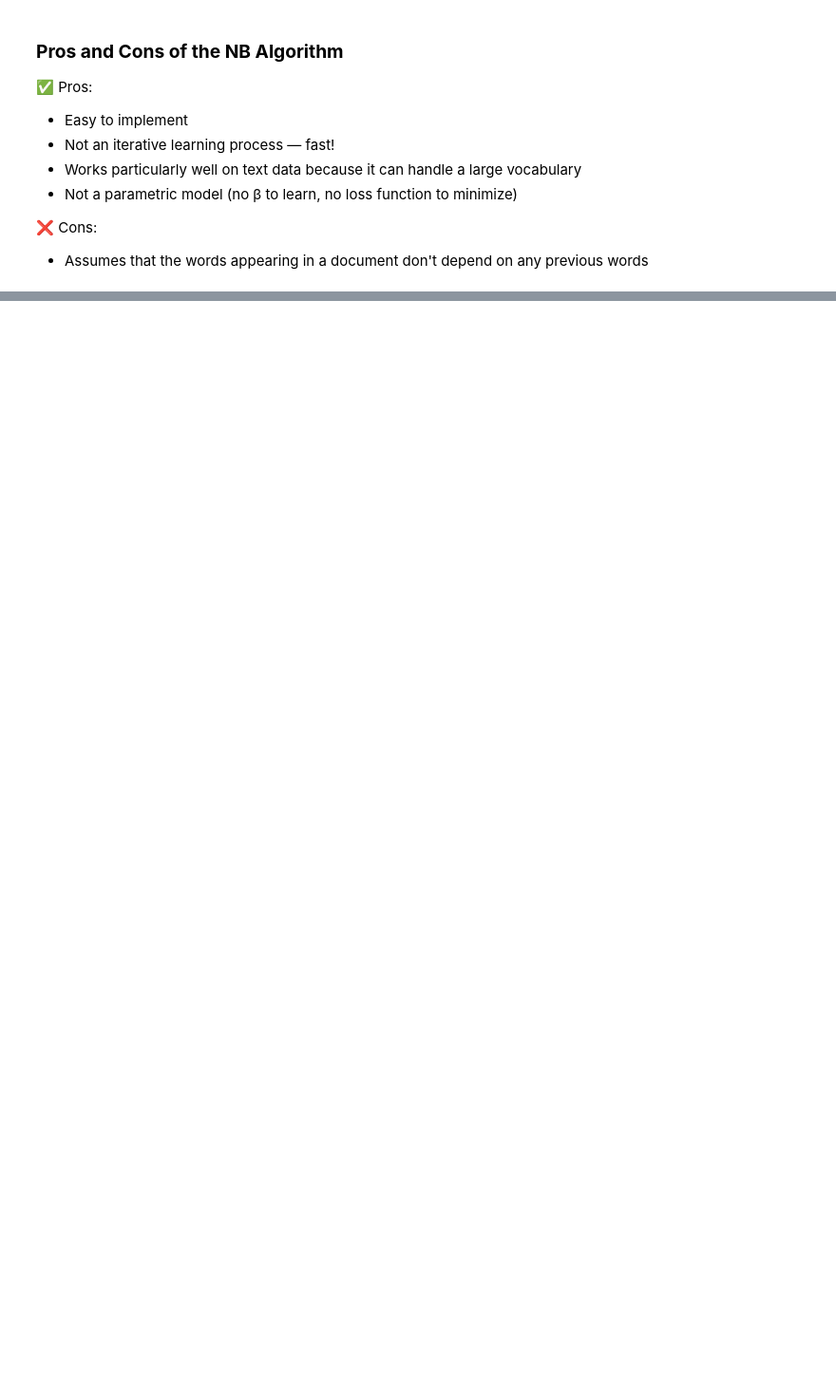
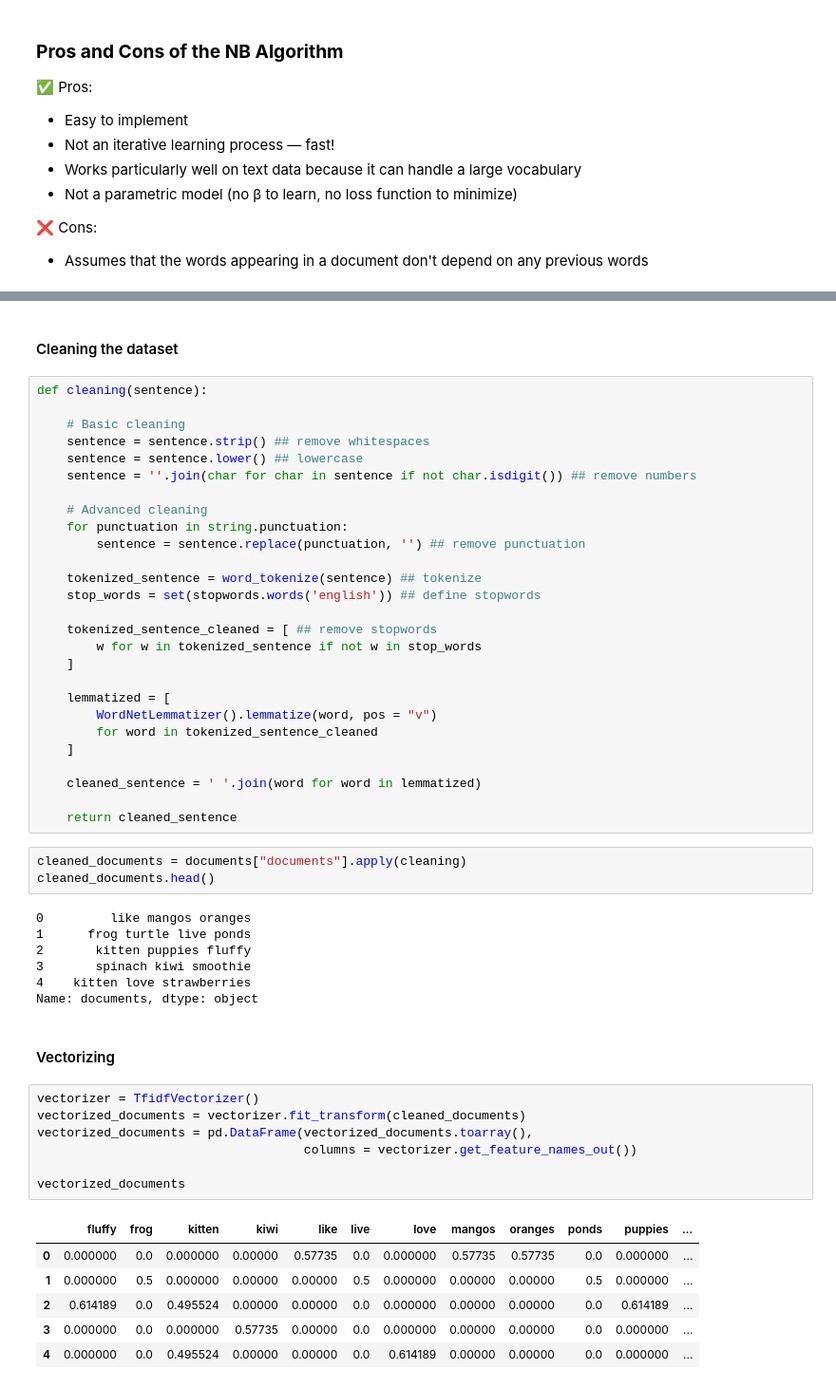
Before and after one commit to jalwalb2765/python_resources, a Jupyter notebook: 10_nlp.ipynb, the cells around one changed output, grey strips where cells are left out. Shown at 95% size. Drawn from its saved outputs; the diff is of its cells as text; blank space fills up the shorter version.

```diff
--- a/10_nlp.ipynb
+++ b/10_nlp.ipynb
@@ -872,0 +1034,55 @@ and when multiplying these probabilities, you will have a null probability!
+# %% [markdown]
+#### Cleaning the dataset
+# %%
+def cleaning(sentence):
+
+    # Basic cleaning
+    sentence = sentence.strip() ## remove whitespaces
+    sentence = sentence.lower() ## lowercase
+    sentence = ''.join(char for char in sentence if not char.isdigit()) ## remove numbers
+
+    # Advanced cleaning
+    for punctuation in string.punctuation:
+        sentence = sentence.replace(punctuation, '') ## remove punctuation
+
+    tokenized_sentence = word_tokenize(sentence) ## tokenize
+    stop_words = set(stopwords.words('english')) ## define stopwords
+
+    tokenized_sentence_cleaned = [ ## remove stopwords
+        w for w in tokenized_sentence if not w in stop_words
+    ]
+
+    lemmatized = [
+        WordNetLemmatizer().lemmatize(word, pos = "v")
+        for word in tokenized_sentence_cleaned
+    ]
+
+    cleaned_sentence = ' '.join(word for word in lemmatized)
+
+    return cleaned_sentence
+# %%
+cleaned_documents = documents["documents"].apply(cleaning)
+cleaned_documents.head()
+# %% [output]
+0         like mangos oranges
+1      frog turtle live ponds
+2       kitten puppies fluffy
+3       spinach kiwi smoothie
+4    kitten love strawberries
+Name: documents, dtype: object
+# %% [markdown]
+#### Vectorizing
+# %%
+vectorizer = TfidfVectorizer()
+vectorized_documents = vectorizer.fit_transform(cleaned_documents)
+vectorized_documents = pd.DataFrame(vectorized_documents.toarray(),
+                                    columns = vectorizer.get_feature_names_out())
+
+vectorized_documents
+# %% [output]
+|  | fluffy | frog | kitten | kiwi | like | live | love | mangos | oranges | ponds | puppies | ... |
+| 0 | 0.000000 | 0.0 | 0.000000 | 0.00000 | 0.57735 | 0.0 | 0.000000 | 0.57735 | 0.57735 | 0.0 | 0.000000 | ... |
+| 1 | 0.000000 | 0.5 | 0.000000 | 0.00000 | 0.00000 | 0.5 | 0.000000 | 0.00000 | 0.00000 | 0.5 | 0.000000 | ... |
+| 2 | 0.614189 | 0.0 | 0.495524 | 0.00000 | 0.00000 | 0.0 | 0.000000 | 0.00000 | 0.00000 | 0.0 | 0.614189 | ... |
+| 3 | 0.000000 | 0.0 | 0.000000 | 0.57735 | 0.00000 | 0.0 | 0.000000 | 0.00000 | 0.00000 | 0.0 | 0.000000 | ... |
+| 4 | 0.000000 | 0.0 | 0.495524 | 0.00000 | 0.00000 | 0.0 | 0.614189 | 0.00000 | 0.00000 | 0.0 | 0.000000 | ... |
```
Also changed, not shown: parts of 82 cells of this notebook, 3 other files.
